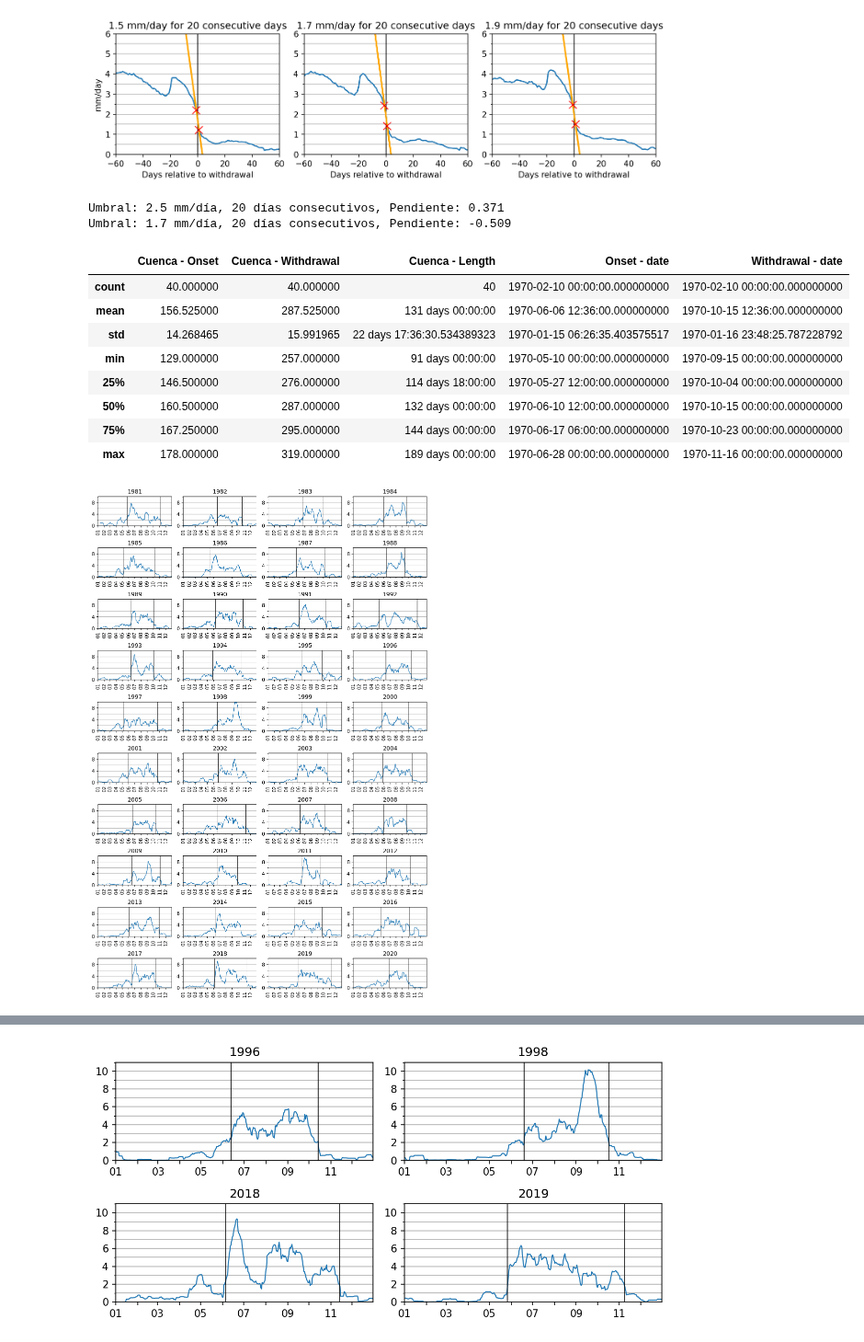
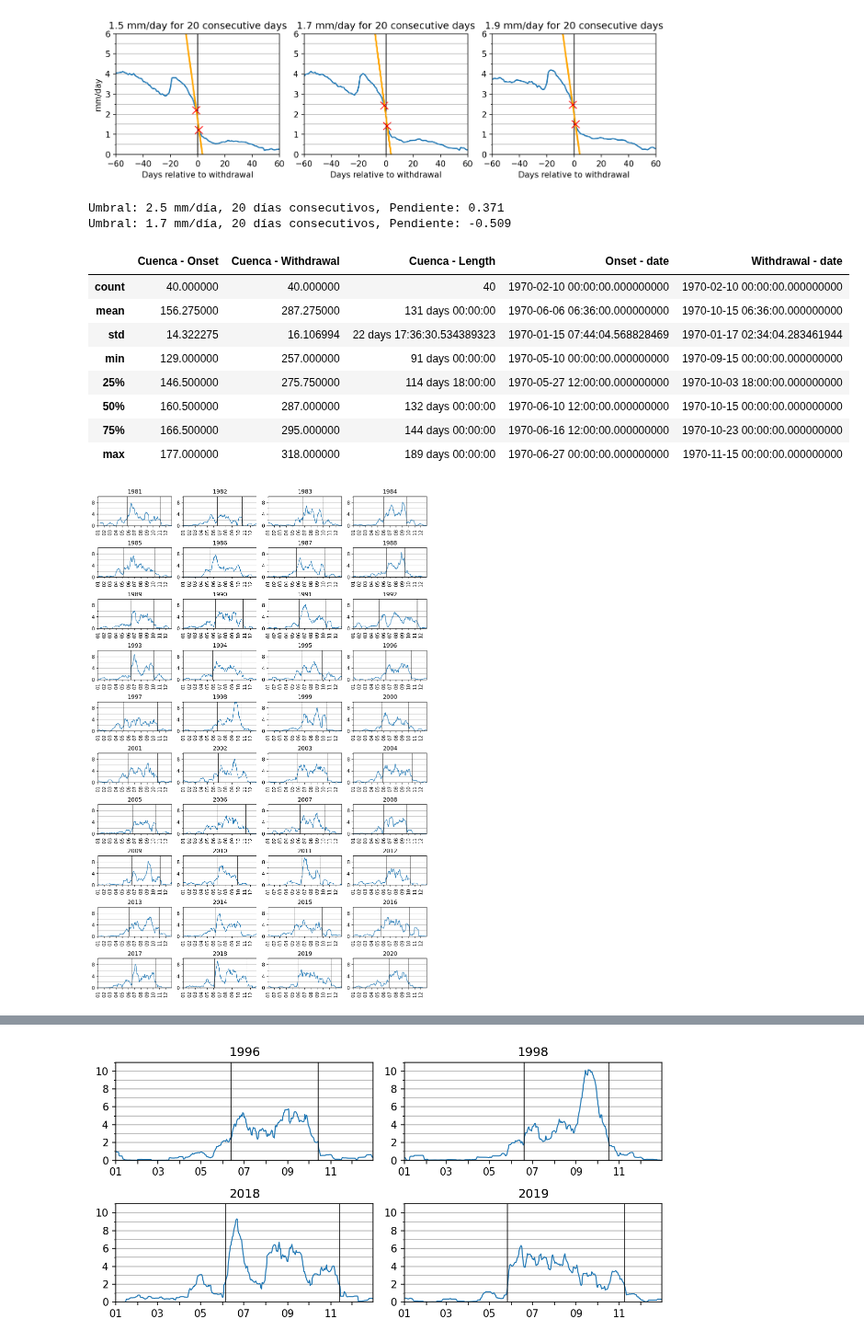
Before and after one commit to rodrigoms95/sequia, a Jupyter notebook: code/indice_pre.ipynb, the cells around one changed output, grey strips where cells are left out. Shown at 92% size. Drawn from its saved outputs; the diff is of its cells as text; code cells hidden in the pictures.

```diff
--- a/code/indice_pre.ipynb
+++ b/code/indice_pre.ipynb
@@ -651,41 +651,43 @@ for i in [0, 1]:
     #axes[i].plot( x_2, y_2, marker = "x",
     #    markersize = 10, mew = 2, color = "r" )
 
     axes[i].set_ylabel("mm/day", fontsize = 14)
     if i == 1: axes[i].set_xlabel( "Days relative to " + onset_n[i].lower(),
         fontsize = 14 )
 
     for ax in axes.flatten():
         ax.set_yticks( np.arange(0, lim, step[0]), minor = True )
         ax.grid( visible = True, which = "both", axis ="y" )
 
     # Separación adecuada entre gráficas.
     fig.tight_layout()
 
     # Guardamos el archivo.
     fig.savefig( path_r + "composite_pre_CHIRPS.png" )
 
 date_2 = date.copy()
-date_2.iloc[:, 0] = date_2.iloc[:, 0].apply(lambda x: x.dayofyear)
-date_2.iloc[:, 1] = date_2.iloc[:, 1].apply(lambda x: x.dayofyear)
+date_2.iloc[:, 0] = date_2.iloc[:, 0].apply(
+    lambda x: x.dayofyear - x.is_leap_year )
+date_2.iloc[:, 1] = date_2.iloc[:, 1].apply(
+    lambda x: x.dayofyear - x.is_leap_year )
 
 stats = date_2.describe()
 
 stats["Onset - date"] = pd.to_datetime(stats.iloc[:, 0], unit = "D")
 stats["Withdrawal - date"] = pd.to_datetime(stats.iloc[:, 1], unit = "D")
 
 stats
 # %% [output]
 Umbral: 2.5 mm/día, 20 días consecutivos, Pendiente: 0.371
 Umbral: 1.7 mm/día, 20 días consecutivos, Pendiente: -0.509
 |  | Cuenca - Onset | Cuenca - Withdrawal | Cuenca - Length | Onset - date | Withdrawal - date |
 | count | 40.000000 | 40.000000 | 40 | 1970-02-10 00:00:00.000000000 | 1970-02-10 00:00:00.000000000 |
-| mean | 156.525000 | 287.525000 | 131 days 00:00:00 | 1970-06-06 12:36:00.000000000 | 1970-10-15 12:36:00.000000000 |
-| std | 14.268465 | 15.991965 | 22 days 17:36:30.534389323 | 1970-01-15 06:26:35.403575517 | 1970-01-16 23:48:25.787228792 |
+| mean | 156.275000 | 287.275000 | 131 days 00:00:00 | 1970-06-06 06:36:00.000000000 | 1970-10-15 06:36:00.000000000 |
+| std | 14.322275 | 16.106994 | 22 days 17:36:30.534389323 | 1970-01-15 07:44:04.568828469 | 1970-01-17 02:34:04.283461944 |
 | min | 129.000000 | 257.000000 | 91 days 00:00:00 | 1970-05-10 00:00:00.000000000 | 1970-09-15 00:00:00.000000000 |
-| 25% | 146.500000 | 276.000000 | 114 days 18:00:00 | 1970-05-27 12:00:00.000000000 | 1970-10-04 00:00:00.000000000 |
+| 25% | 146.500000 | 275.750000 | 114 days 18:00:00 | 1970-05-27 12:00:00.000000000 | 1970-10-03 18:00:00.000000000 |
 | 50% | 160.500000 | 287.000000 | 132 days 00:00:00 | 1970-06-10 12:00:00.000000000 | 1970-10-15 00:00:00.000000000 |
-| 75% | 167.250000 | 295.000000 | 144 days 00:00:00 | 1970-06-17 06:00:00.000000000 | 1970-10-23 00:00:00.000000000 |
-| max | 178.000000 | 319.000000 | 189 days 00:00:00 | 1970-06-28 00:00:00.000000000 | 1970-11-16 00:00:00.000000000 |
+| 75% | 166.500000 | 295.000000 | 144 days 00:00:00 | 1970-06-16 12:00:00.000000000 | 1970-10-23 00:00:00.000000000 |
+| max | 177.000000 | 318.000000 | 189 days 00:00:00 | 1970-06-27 00:00:00.000000000 | 1970-11-15 00:00:00.000000000 |
 [figure]
 [figure]
```
Also changed, not shown: parts of 3 cells of this notebook, 3 other files.
